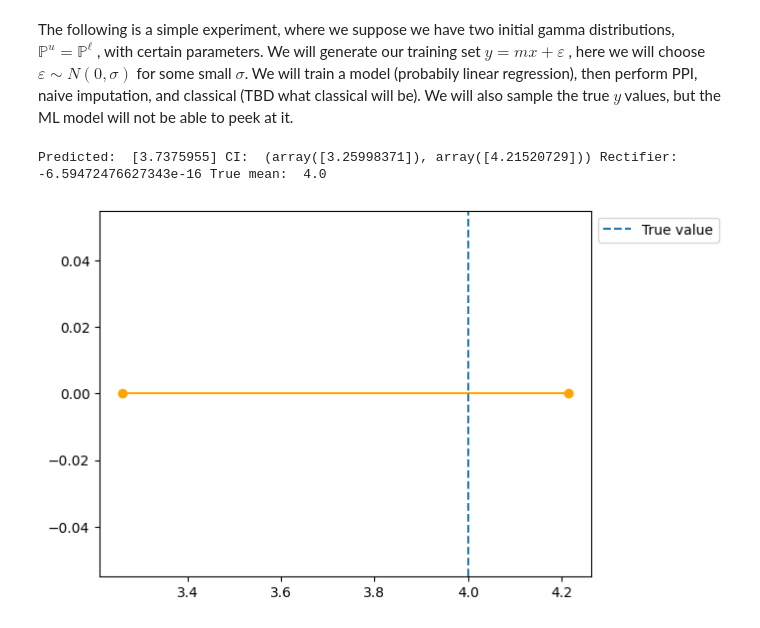
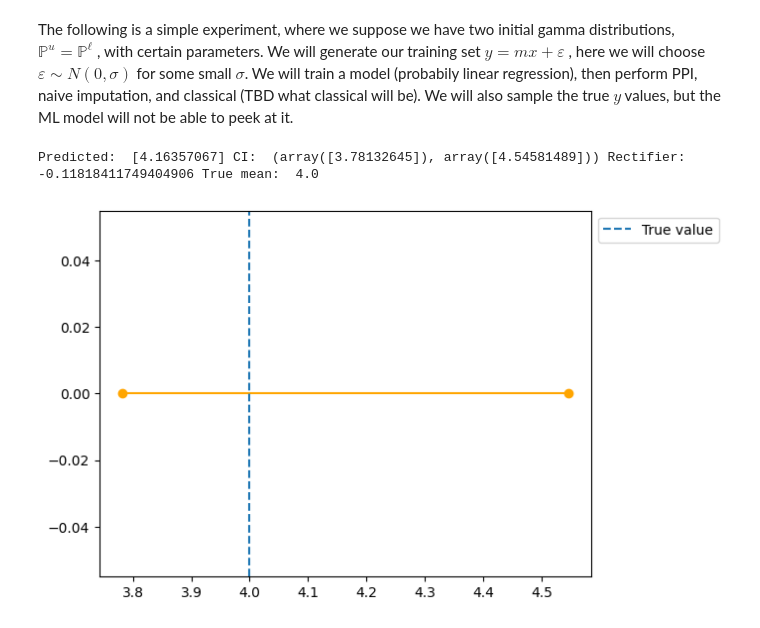
Before and after one commit to nicholas-denis/ppi-testing, a Jupyter notebook: PPI Ratio estimator.ipynb, the cells around one changed output. Saved outputs shown, nothing was run; the diff lists cells and outputs as text; code cells hidden in the pictures.

```diff
--- a/PPI Ratio estimator.ipynb
+++ b/PPI Ratio estimator.ipynb
@@ -457,10 +458,14 @@ The following is a simple experiment, where we suppose we have two initial gamma
 \varepsilon$, here we will choose $\varepsilon \sim N(0, \sigma)$ for some small $\sigma$. We will train a model (probabily linear regression), then perform PPI, naive imputation, and classical (TBD what classical will be). We will also sample the true $y$ values, but the ML model will not be able to peek at it.
 # %%
 # PPI Testing, experiment 0, single test
+
+import sklearn.model_selection
+
 
 preds = []
 lowers = []
 uppers = []
+residuals = []
 
 # Generate training set
 # Parameters
@@ -472,47 +477,61 @@ beta = 2.0
 
 # Population samples
 
+train_sample = 10000
 small_sample = 100
 large_sample = 10000
 
 # Linear sampling parameters
 
 m = 2.0
 rho = 0.9 # 0 < rho <= 1 the smaller the rho, the more noise
 
-x_train, y_train = sample_gamma_population(alpha, beta, small_sample, m, rho)
+# Sampling
+
+x_train, y_train = sample_gamma_population(alpha, beta, train_sample, m, rho)
+
+x_gold, y_gold = sample_gamma_population(alpha, beta, small_sample, m, rho)
 
 x_ppi, y_ppi = sample_gamma_population(alpha, beta, large_sample, m, rho)
 
-x_train = np.array(x_train).reshape(-1, 1)
-y_train = np.array(y_train).reshape(-1, 1)
-x_ppi = np.array(x_ppi).reshape(-1, 1)
-y_ppi = np.array(y_ppi).reshape(-1, 1)
+# Reshaping for scikitlearn
 
-model = build_fit_slr(x_train, y_train)
+x_train, y_train = np.array(x_train).reshape(-1, 1), np.array(y_train).reshape(-1, 1)
+x_gold, y_gold = np.array(x_gold).reshape(-1, 1), np.array(y_gold).reshape(-1, 1)
+x_ppi, y_ppi = np.array(x_ppi).reshape(-1, 1), np.array(y_ppi).reshape(-1, 1)
 
-y_gold_fitted = model.predict(x_train)  # Gold standard fitted
+x_train, x_test, y_train, y_test = train_test_split(x_train, y_train, test_size=0.2)
+
+model = build_fit_slr(x_train, y_train)  # Training
+
+# Residual testing
+
+y_test_pred = model.predict(x_test)
+residual = np.sqrt(np.mean((y_test_pred - y_test)**2))  # Mean squared deviation
+residuals.append(residual)
+
+y_gold_fitted = model.predict(x_gold)  # Gold standard fitted
 y_fitted = model.predict(x_ppi)  # Unlabelled fitted
 
 # Manual rectifier computation
-rectifier = np.mean(y_gold_fitted - y_train)
+rectifier = np.mean(y_gold_fitted - y_gold)
 
-theta = ppi_py.ppi_mean_pointestimate(y_train, y_gold_fitted, y_fitted)
-theta_ci = ppi_py.ppi_mean_ci(y_train, y_gold_fitted, y_fitted)
+theta = ppi_py.ppi_mean_pointestimate(y_gold, y_gold_fitted, y_fitted)
+theta_ci = ppi_py.ppi_mean_ci(y_gold, y_gold_fitted, y_fitted)
 
 
 preds.append(theta)
 lowers.append(theta_ci[0])
 uppers.append(theta_ci[1])
 true_mean = m * alpha * beta
 
 
 plot_ci(preds, lowers, uppers, true_value=true_mean)
 
 print("Predicted: ", theta, "CI: ", theta_ci, "Rectifier: ", rectifier, "True mean: ", true_mean)
 # %% [output]
-Predicted:  [3.7375955] CI:  (array([3.25998371]), array([4.21520729])) Rectifier:  -6.59472476627343e-16 True mean:  4.0
+Predicted:  [4.16357067] CI:  (array([3.78132645]), array([4.54581489])) Rectifier:  -0.11818411749404906 True mean:  4.0
-[figure, old version]
+[figure, new version]
 # %%
 # PPI Testing, experiment 0, multi-test
 
```
Also changed, not shown: parts of 17 cells of this notebook.
